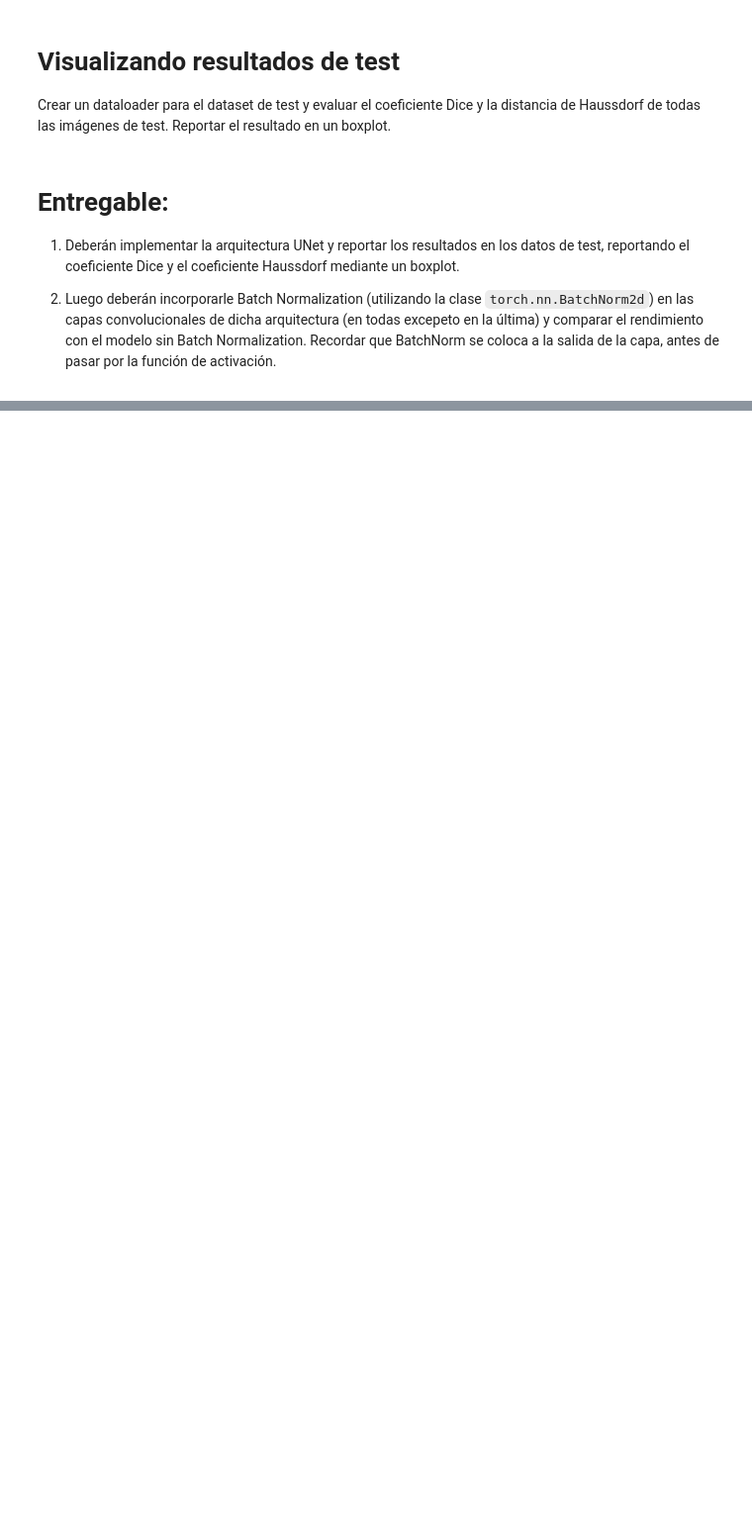
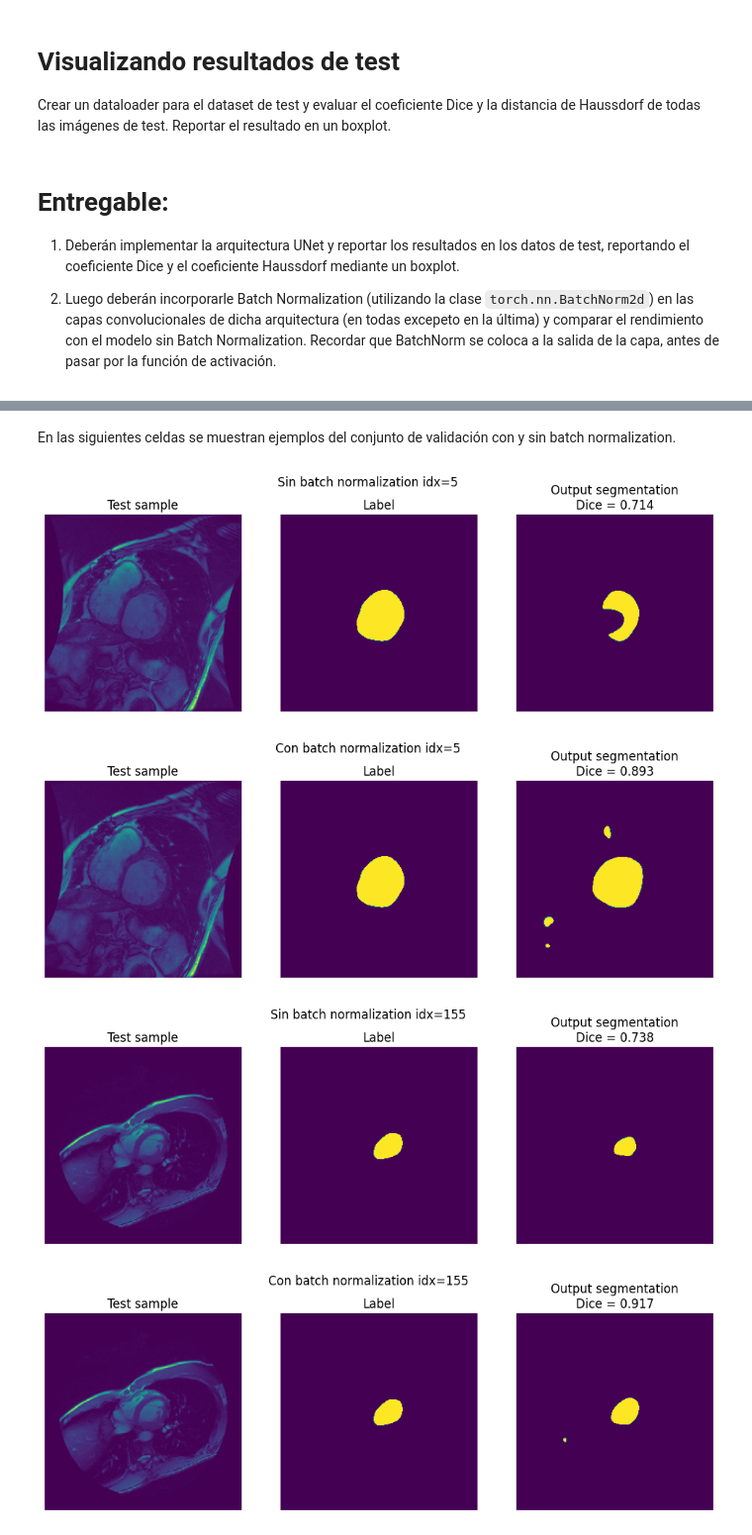
Before and after one commit to camilomarino/DLBioIm, a Jupyter notebook: Practica_4_Camilo.ipynb, the cells around one changed output, grey strips where cells are left out. Shown at 99% size. Cells and saved outputs as stored; diff of their text form; code cells hidden in the pictures; blank space fills up the shorter version.

```diff
--- a/Practica_4_Camilo.ipynb
+++ b/Practica_4_Camilo.ipynb
@@ -676,30 +770,3 @@ plt.legend(['Validation Dice'])
 # Testeando el modelo y generando imágenes de salida
 
 Una vez entrenado el modelo, procedemos a generar las predicciones sobre las imágenes de test.
-# %%
-test_dataset = OurDataset(PATH = TEST_DATA_DIR,
-                          transform = transforms.Compose([
-                                      Rescale(256),
-                                      ToTensor()])
-                          )
-
-print('Cantidad de imágenes de prueba', test_dataset.__len__())
-
-## Obtengo una imagen de test y la muestro
-
-sample = val_dataset[1]
-image, label = sample['image'], sample['label']
-
-plt.figure(dpi=100)
-
-plt.subplot(1,2,1)
-plt.axis('off')
-plt.imshow(image[0,:,:])
-plt.title('Test sample')
-
-plt.subplot(1,2,2)
-plt.axis('off')
-plt.imshow(label)
-plt.title('Label')
-
-# Como PyTorch pone el canal por delante, ponemos [0,:,:] para quedarnos con la imagen en escala de grises
@@ -770,0 +927,22 @@ Crear un dataloader para el dataset de test y evaluar el coeficiente Dice y la d
+# %% [markdown]
+En las siguientes celdas se muestran ejemplos del conjunto de validación con y sin batch normalization.
+# %%
+idx = 5
+fig, ax = plt.subplots(1, 3, dpi=100, figsize=(12, 4))
+fig.suptitle(f"Sin batch normalization idx={idx}")
+plot_eval_sample(model, ax, idx=idx)
+fig, ax = plt.subplots(1, 3, dpi=100, figsize=(12, 4))
+fig.suptitle(f"Con batch normalization idx={idx}")
+plot_eval_sample(model_bn, ax, idx=idx)
+idx = 155
+fig, ax = plt.subplots(1, 3, dpi=100, figsize=(12, 4))
+fig.suptitle(f"Sin batch normalization idx={idx}")
+plot_eval_sample(model, ax, idx=idx)
+fig, ax = plt.subplots(1, 3, dpi=100, figsize=(12, 4))
+fig.suptitle(f"Con batch normalization idx={idx}")
+plot_eval_sample(model_bn, ax, idx=idx)
+# %% [output]
+[figure, added]
+[figure, added]
+[figure, added]
+[figure, added]
```
Also changed, not shown: parts of 29 cells of this notebook.
